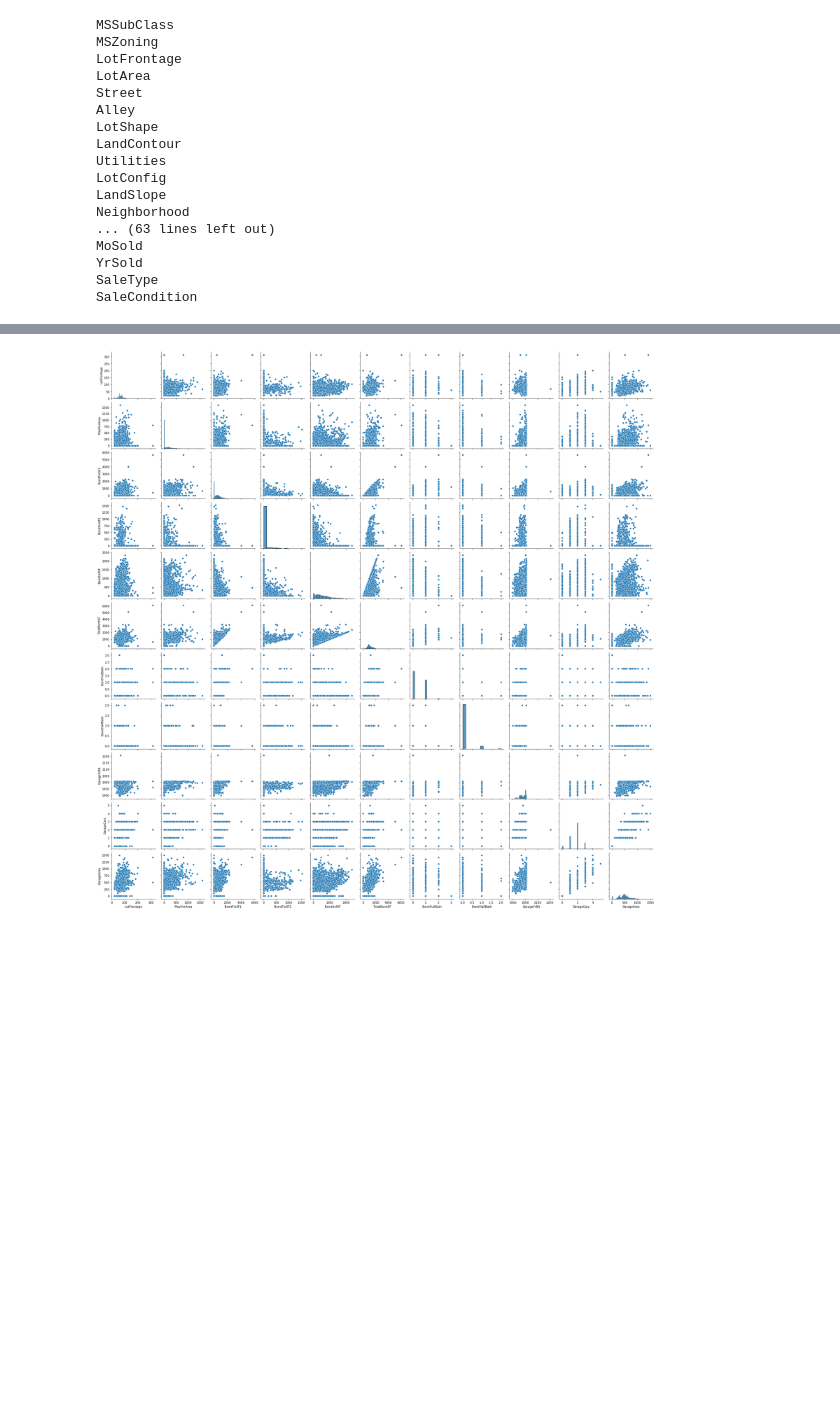
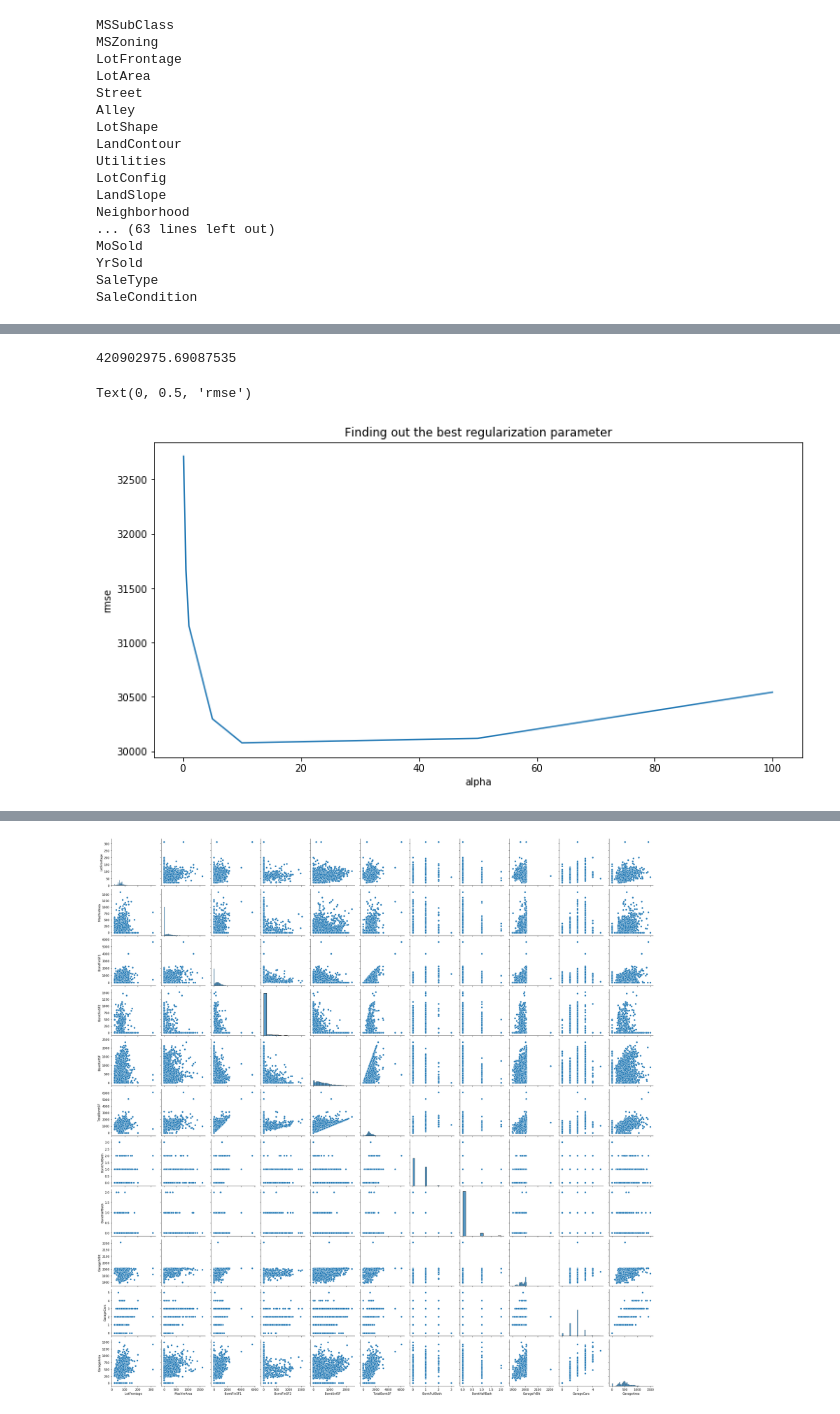
Before and after one commit to boubinmj/housing, a Jupyter notebook: housing.ipynb, the cells around one changed output, grey strips where cells are left out. Saved outputs shown, nothing was run; the diff lists cells and outputs as text; code cells hidden in the pictures; blank space fills up the shorter version.

Commit message:
Lasso Ridge

```diff
--- a/housing.ipynb
+++ b/housing.ipynb
@@ -189,8 +214,8 @@ neighb_impute = np.array(['LotFrontage', 'GarageYrBlt'])
 
 #cl1['value'] = cl1.groupby('sec')['value'].transform(lambda x: x.fillna(x.mean()))
 
-for el in neigh_impute:
-        data[data[neigh_impute] = ]
+for el in neighb_impute:
+        data[neighb_impute] = data.groupby('Neighborhood')[neighb_impute].transform(lambda x: x.fillna(x.mean()))
 
 # for el in neibh_impute:
 #     for n in
@@ -222,0 +273,41 @@ Remaining NAs for features in train : 0
+# %%
+#creating matrices for sklearn:
+X_train = data[:train.shape[0]]
+X_test = data[train.shape[0]:]
+y = train.SalePrice
+# %%
+#sklearn.metrics.mean_squared_error
+
+from sklearn.linear_model import LinearRegression
+from sklearn.metrics import mean_squared_error
+
+reg = linear_model.LinearRegression()
+reg.fit(X_train, y)
+
+y_pred = reg.predict(X_train)
+mean_squared_error(y, y_pred)
+# %% [output]
+420902975.69087535
+# %%
+from sklearn.linear_model import Ridge
+from sklearn.model_selection import cross_val_score
+
+def rmse_cv(model):
+    rmse= np.sqrt(-cross_val_score(model, X_train, y, scoring = "neg_mean_squared_error", cv = 10))
+    return(rmse)
+
+alphas = [0.1, 0.5, 1, 5, 10, 50, 100]
+ridge_model = Ridge()
+
+cv_ridge_train = [rmse_cv(Ridge(alpha = alpha)).mean() for alpha in alphas]
+
+# Plotting the least mean square error on the training data
+cv_ridge_train = pd.Series(cv_ridge_train, index = alphas)
+cv_ridge_train.plot(title = "Finding out the best regularization parameter")
+#cv_ridge_test = pd.Series(cv_ridge_test, index = alphas)
+#cv_ridge_test.plot()
+plt.xlabel("alpha")
+plt.ylabel("rmse")
+# %% [output]
+Text(0, 0.5, 'rmse')
+[figure, added]
```
Also changed, not shown: parts of 7 cells of this notebook.
